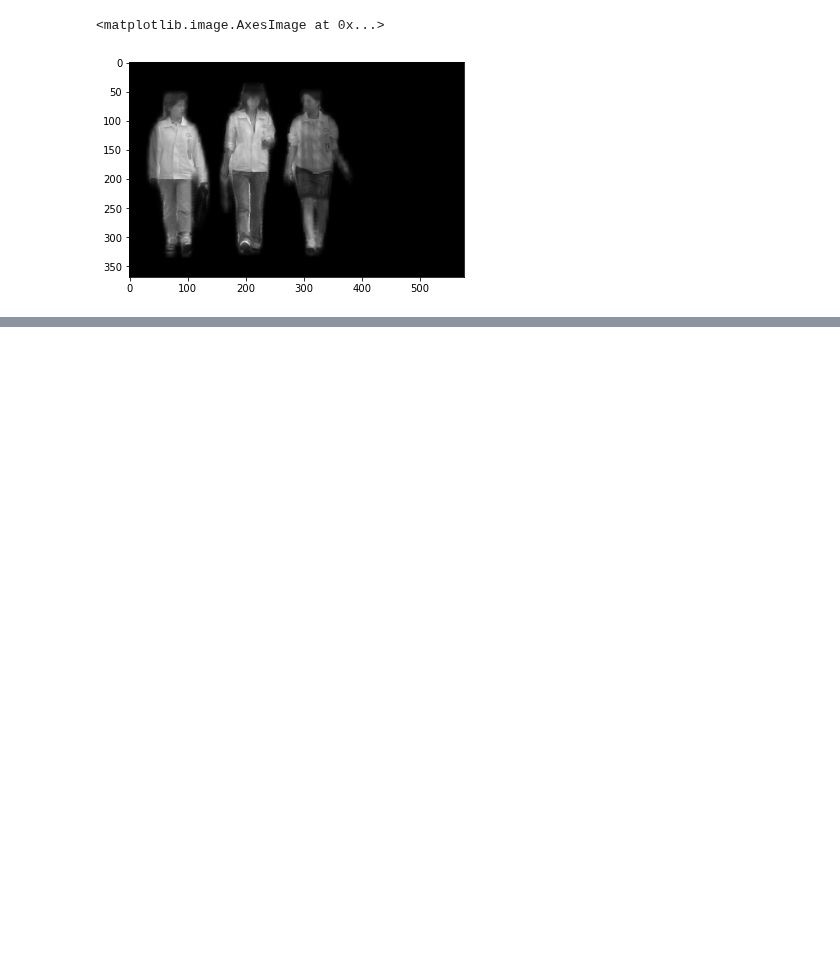
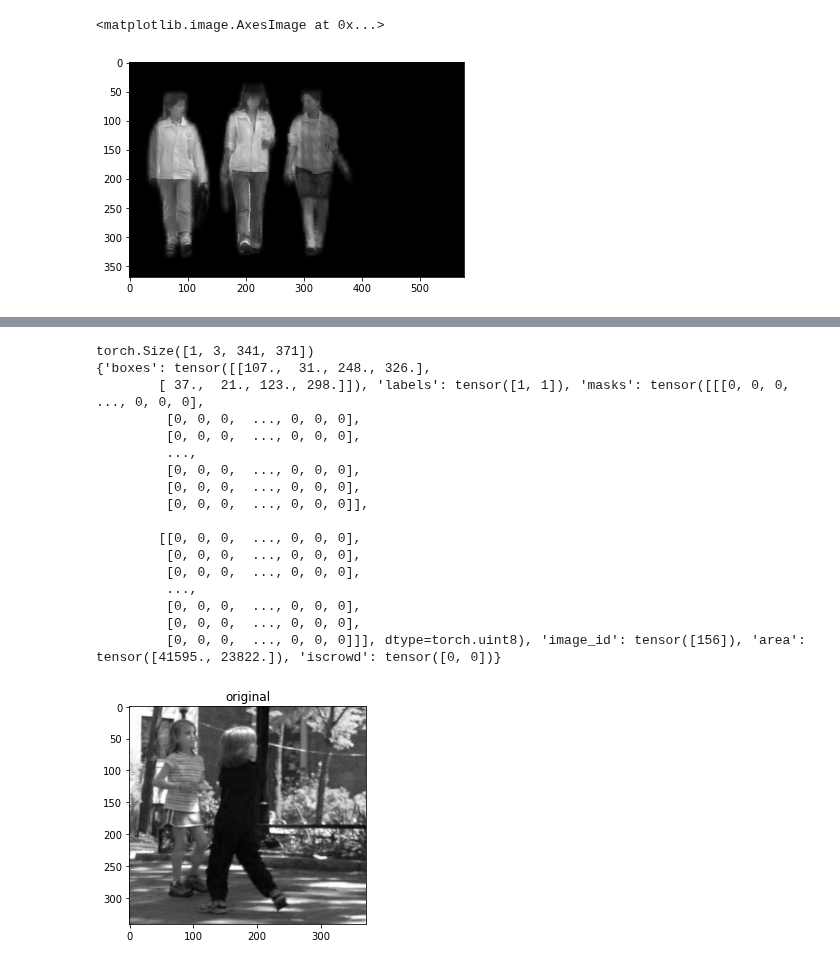
Before and after one commit to urd00m/AI-Projects, a Jupyter notebook: pytorch_play/images/torchvision_object_detection_fine_tuning.ipynb, the cells around one changed output, grey strips where cells are left out. Cells and saved outputs as stored; diff of their text form; code cells hidden in the pictures; blank space fills up the shorter version.

Commit message:
finished that model

```diff
--- a/pytorch_play/images/torchvision_object_detection_fine_tuning.ipynb
+++ b/pytorch_play/images/torchvision_object_detection_fine_tuning.ipynb
@@ -124,9 +124,9 @@ model = FasterRCNN(backbone,
                    box_roi_pool=roi_pooler)
 # %%
 # Instance segmentation
-def get_model_instance_segmentation(num_classes):
+def get_model_instance_segmentation(num_classes, pretrained):
     # load an instance segmentation model pre-trained on COCO
-    model = torchvision.models.detection.maskrcnn_resnet50_fpn(pretrained=True)
+    model = torchvision.models.detection.maskrcnn_resnet50_fpn(pretrained=pretrained)
 
     # get number of input features for the classifier
     in_features = model.roi_heads.box_predictor.cls_score.in_features
@@ -217,7 +217,7 @@ data_loader_test = torch.utils.data.DataLoader(
     collate_fn=utils.collate_fn)
 
 # get the model using our helper function
-model = get_model_instance_segmentation(num_classes)
+model = get_model_instance_segmentation(num_classes, True)
 
 # move model to the right device
 model.to(device)
@@ -314,0 +319,5 @@ plt.imshow(img_np * mask_img, cmap="gray")
+# %%
+# Load model
+model = get_model_instance_segmentation(num_classes, False)
+model.load_state_dict(torch.load('img_rec_save.pth'))
+model.eval()
@@ -314,0 +342,47 @@ plt.imshow(img_np * mask_img, cmap="gray")
+# %%
+# test loaded model
+# Test dataloader
+dataset = PennFudanDataset('PennFudanPed', get_transform(train=False))
+data_loader = torch.utils.data.DataLoader(
+ dataset, batch_size=2, shuffle=True, num_workers=4,
+ collate_fn=utils.collate_fn)
+# predictions
+batch_img, batch_labels = next(iter(data_loader))
+img = batch_img[0]
+img = img[None, ...]
+label = batch_labels[0]
+print(img.shape)
+print(label)
+plt.imshow(img[0][0], cmap="gray")
+plt.title("original")
+plt.show()
+# Get predictions
+pred = model(img)
+mask_np = pred[0]['masks'].detach().numpy()
+img_np = img[0][0].detach().numpy()
+mask_img = np.ones(mask_np.shape[2:])
+for mask in mask_np:
+    mask_img *= mask[0]
+# show mask
+plt.imshow(img_np * mask_img, cmap="gray")
+plt.title("masked applied")
+plt.show()
+# %% [output]
+torch.Size([1, 3, 341, 371])
+{'boxes': tensor([[107.,  31., 248., 326.],
+        [ 37.,  21., 123., 298.]]), 'labels': tensor([1, 1]), 'masks': tensor([[[0, 0, 0,  ..., 0, 0, 0],
+         [0, 0, 0,  ..., 0, 0, 0],
+         [0, 0, 0,  ..., 0, 0, 0],
+         ...,
+         [0, 0, 0,  ..., 0, 0, 0],
+         [0, 0, 0,  ..., 0, 0, 0],
+         [0, 0, 0,  ..., 0, 0, 0]],
+
+        [[0, 0, 0,  ..., 0, 0, 0],
+         [0, 0, 0,  ..., 0, 0, 0],
+         [0, 0, 0,  ..., 0, 0, 0],
+         ...,
+         [0, 0, 0,  ..., 0, 0, 0],
+         [0, 0, 0,  ..., 0, 0, 0],
+         [0, 0, 0,  ..., 0, 0, 0]]], dtype=torch.uint8), 'image_id': tensor([156]), 'area': tensor([41595., 23822.]), 'iscrowd': tensor([0, 0])}
+[figure, added]
```
Also changed, not shown: parts of 2 cells of this notebook, 1 other file.
